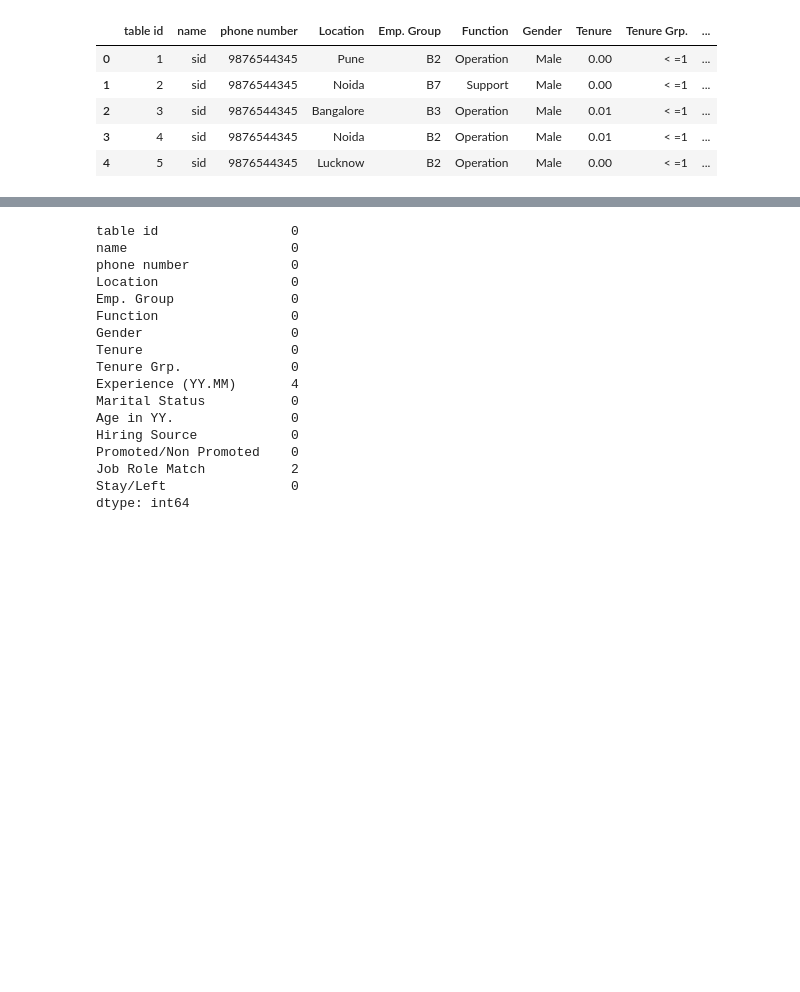
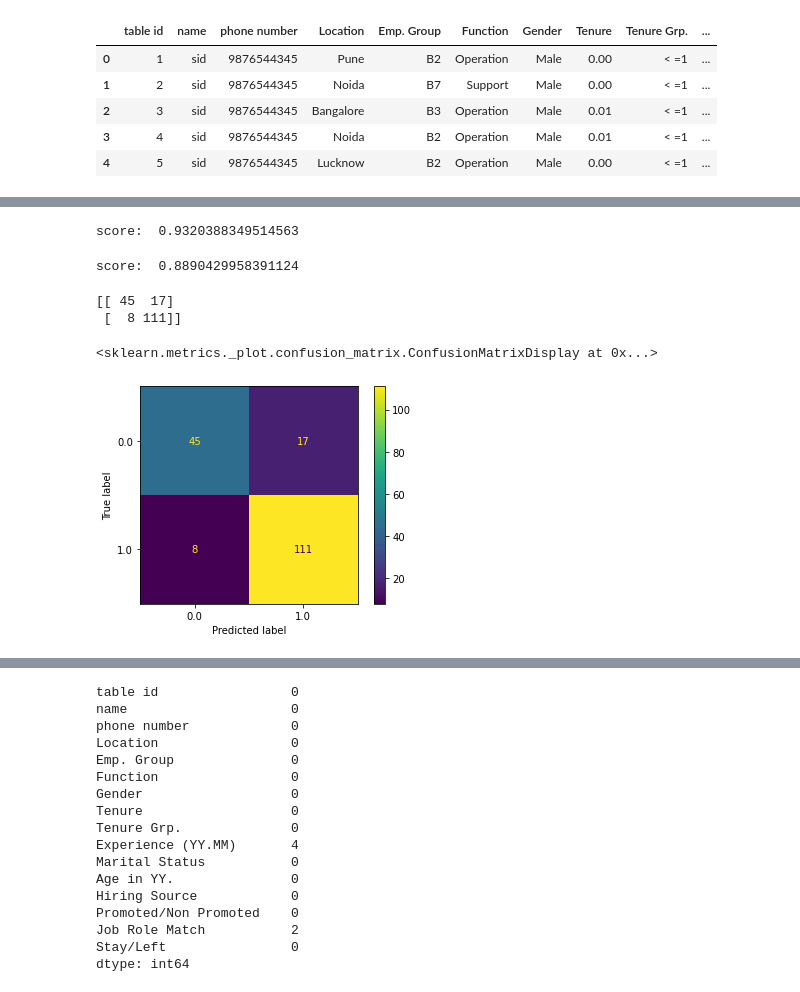
Before and after one commit to umaretiya/AttritionRatePredict, a Jupyter notebook: research/AttritionRate_notebook.ipynb, the cells around one changed output, grey strips where cells are left out. Drawn from its saved outputs; the diff is of its cells as text; code cells hidden in the pictures; blank space fills up the shorter version.

```diff
--- a/research/AttritionRate_notebook.ipynb
+++ b/research/AttritionRate_notebook.ipynb
@@ -39,0 +192,8 @@ df.head()
+# %%
+categorical = []
+numerical = []
+for i in features_cols:
+    if df[i].dtype == object:
+        categorical.append(i)
+    else:
+        numerical.append(i)
@@ -39,0 +312,31 @@ df.head()
+# %%
+with open(train_filepath, 'rb') as f:
+    npfile_train =np.load(f)
+# %%
+feature_train_arr  = npfile_train[:,:-1]
+target_train_arr = npfile_train[:,-1]
+# %%
+clf_dtree = DecisionTreeClassifier(criterion='gini',splitter='best',max_depth=5)
+clf_dtree = clf_dtree.fit(feature_train_arr, target_train_arr)
+print("score: ", clf_dtree.score(feature_train_arr, target_train_arr))
+predict = clf_dtree.predict(test_npz[:,:-1])
+train_pred = clf_dtree.predict(train_npz[:,:-1])
+# %% [output]
+score:  0.9320388349514563
+# %%
+lgr = LogisticRegression()
+lgr = lgr.fit(feature_train_arr, target_train_arr)
+print("score: ", lgr.score(feature_train_arr, target_train_arr))
+lgr_predict = lgr.predict(test_npz[:,:-1])
+lgr_train_predict = lgr.predict(train_npz[:,:-1])
+# %% [output]
+score:  0.8890429958391124
+# %%
+print(confusion_matrix(test_npz[:,-1] ,predict))
+disp = ConfusionMatrixDisplay(confusion_matrix(test_npz[:,-1],predict), display_labels=clf_dtree.classes_ )
+disp.plot()
+# %% [output]
+[[ 45  17]
+ [  8 111]]
+<sklearn.metrics._plot.confusion_matrix.ConfusionMatrixDisplay at 0x...>
+[figure, added]
```
Also changed, not shown: parts of 57 cells of this notebook, 31 other files.
